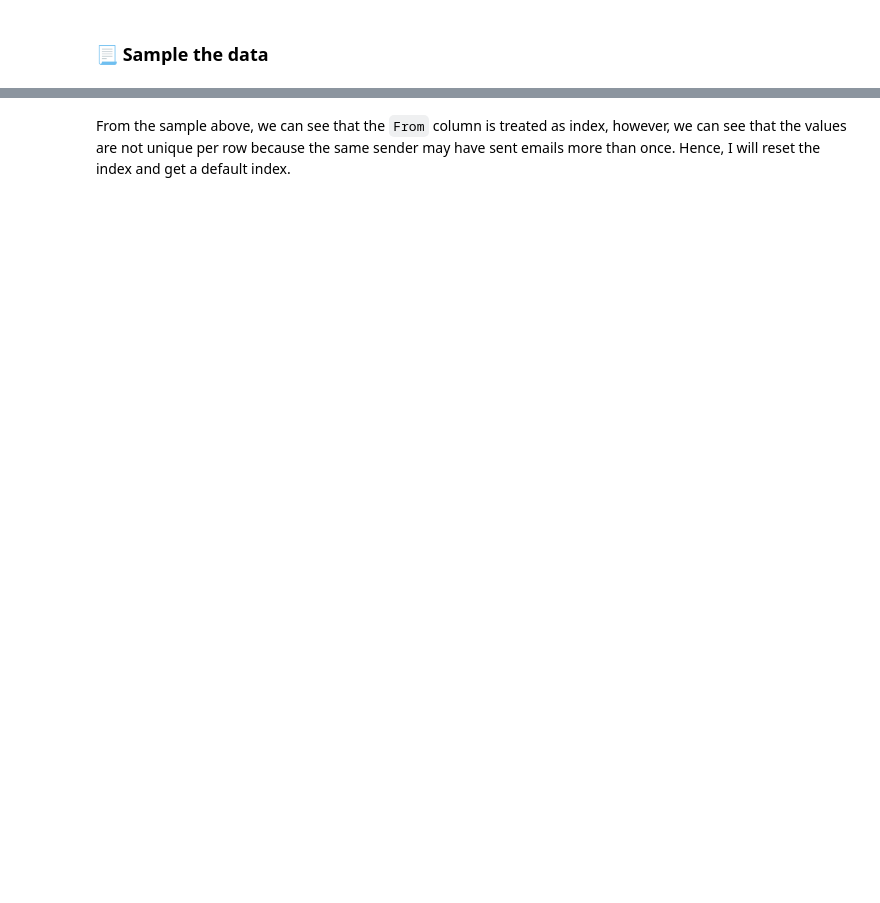
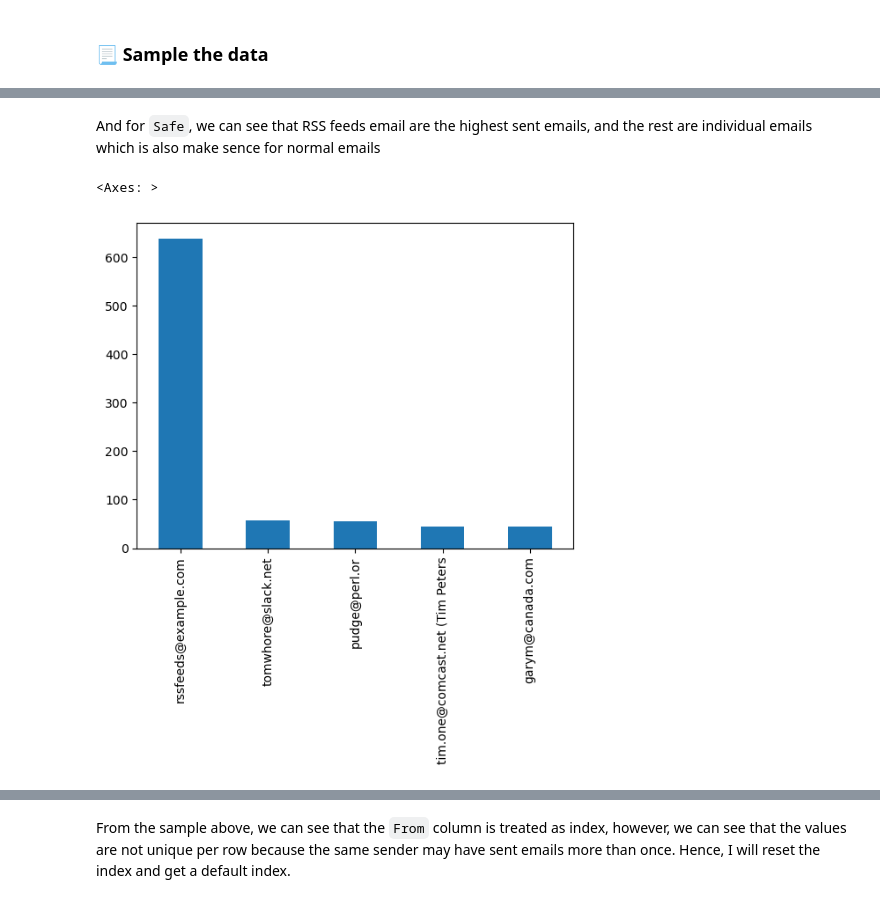
Before and after one commit to SoleilUmwiza92/AI4-Soleil, a Jupyter notebook: Soleil-Challenge.ipynb, the cells around one changed output, grey strips where cells are left out. Drawn from its saved outputs; the diff is of its cells as text; code cells hidden in the pictures; blank space fills up the shorter version.

```diff
--- a/Soleil-Challenge.ipynb
+++ b/Soleil-Challenge.ipynb
@@ -228,0 +298,8 @@ df2.sample(5)
+# %% [markdown]
+And for `Safe`, we can see that RSS feeds email are the highest sent emails, and the rest are individual emails which is also make sence for normal emails
+# %%
+fig, ax = plt.subplots()
+df2['From'].value_counts().head(5).plot(ax=ax, kind='bar')
+# %% [output]
+<Axes: >
+[figure, added]
```
Also changed, not shown: parts of 55 cells of this notebook, 1 other file.
